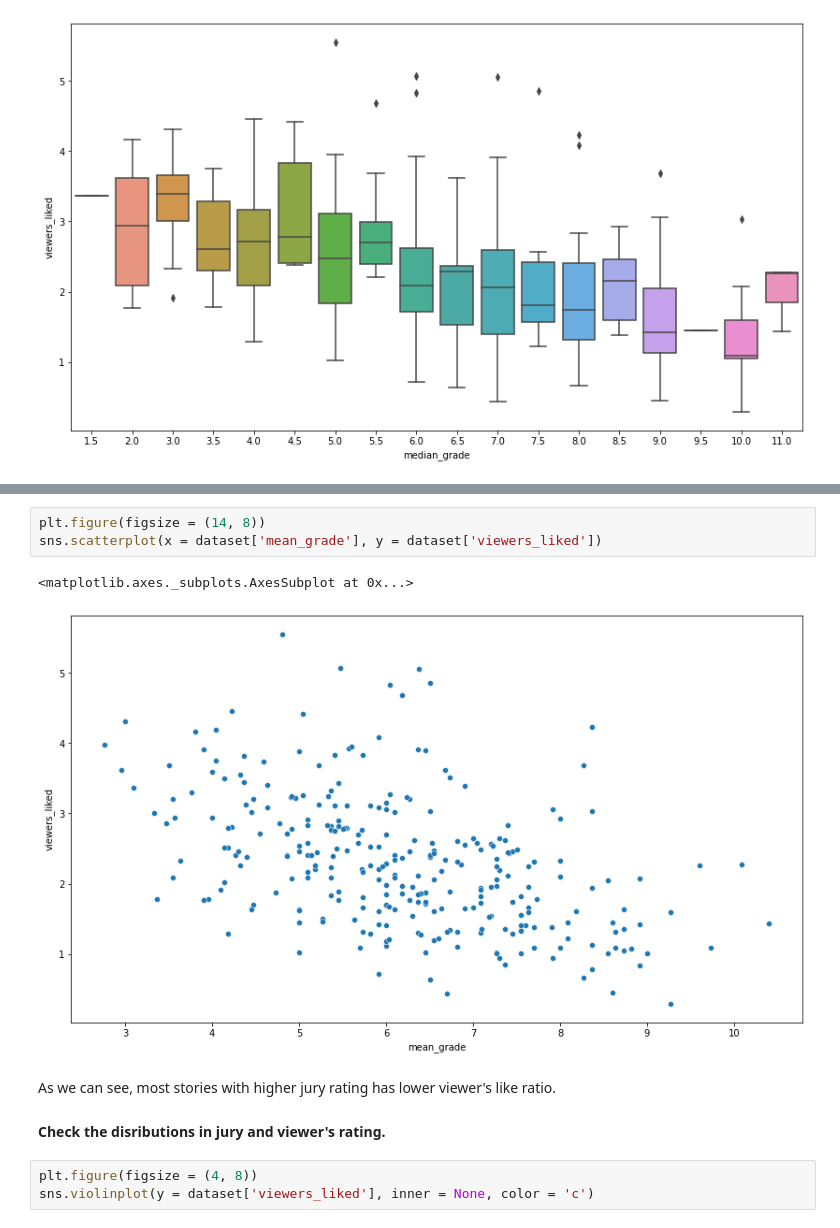
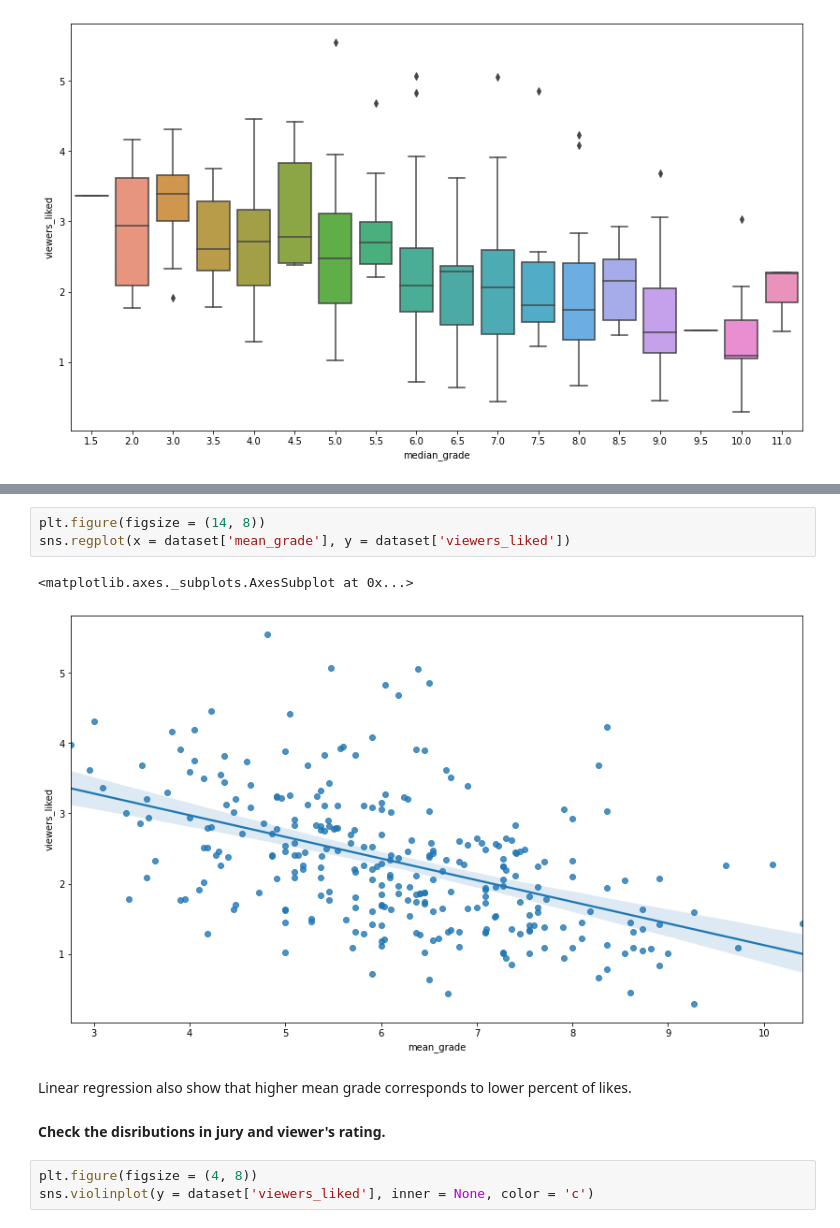
Before and after one commit to SergIvo/data-analysis-studies, a Jupyter notebook: AuthorToday EDA.ipynb, the cells around one changed output, grey strips where cells are left out. Cells and saved outputs as stored; diff of their text form.

```diff
--- a/AuthorToday EDA.ipynb
+++ b/AuthorToday EDA.ipynb
@@ -93,11 +100,11 @@ sns.countplot(x = dataset['median_grade'])
 # %%
 plt.figure(figsize = (14, 8))
-sns.scatterplot(x = dataset['mean_grade'], y = dataset['viewers_liked'])
+sns.regplot(x = dataset['mean_grade'], y = dataset['viewers_liked'])
 # %% [output]
 <matplotlib.axes._subplots.AxesSubplot at 0x...>
-[figure, old version]
+[figure, new version]
 # %% [markdown]
-As we can see, most stories with higher jury rating has lower viewer's like ratio.
+Linear regression also show that higher mean grade corresponds to lower percent of likes.
 
 #### Check the disributions in jury and viewer's rating.
 # %%
```
Also changed, not shown: parts of 31 cells of this notebook.
